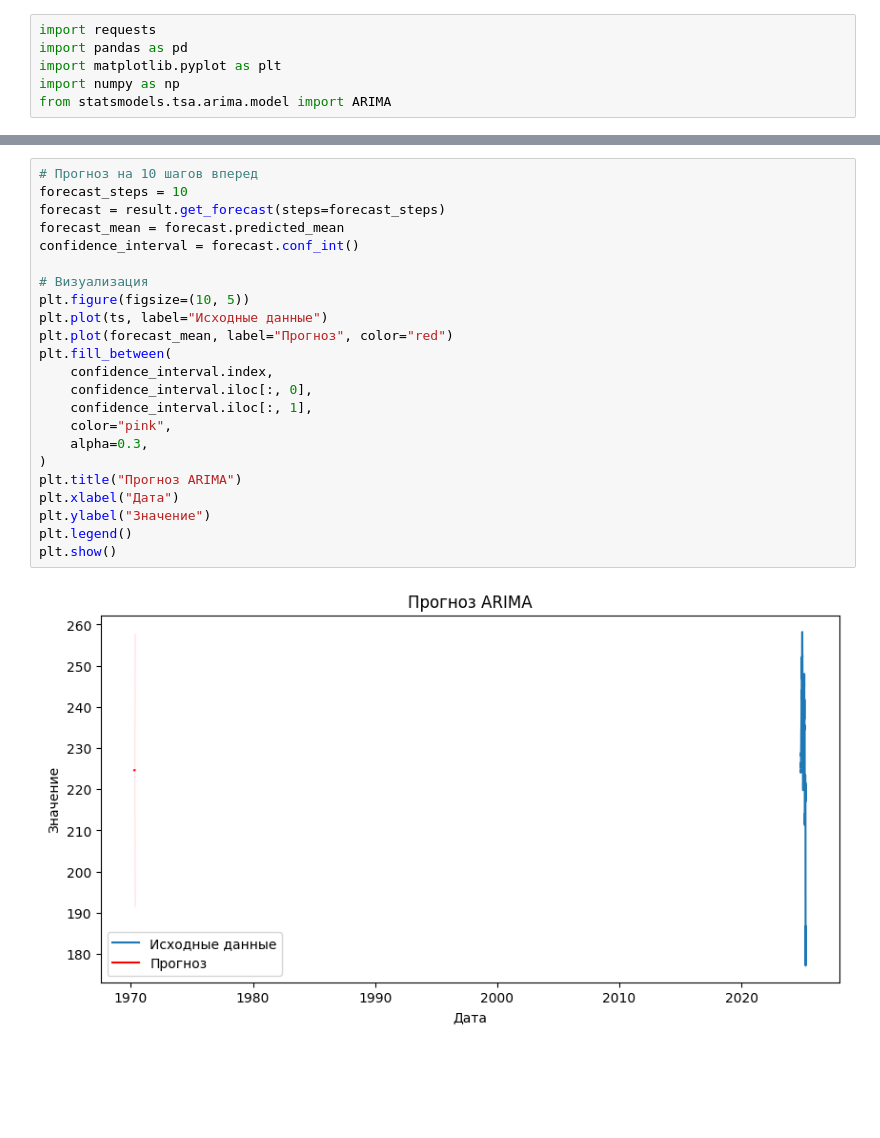
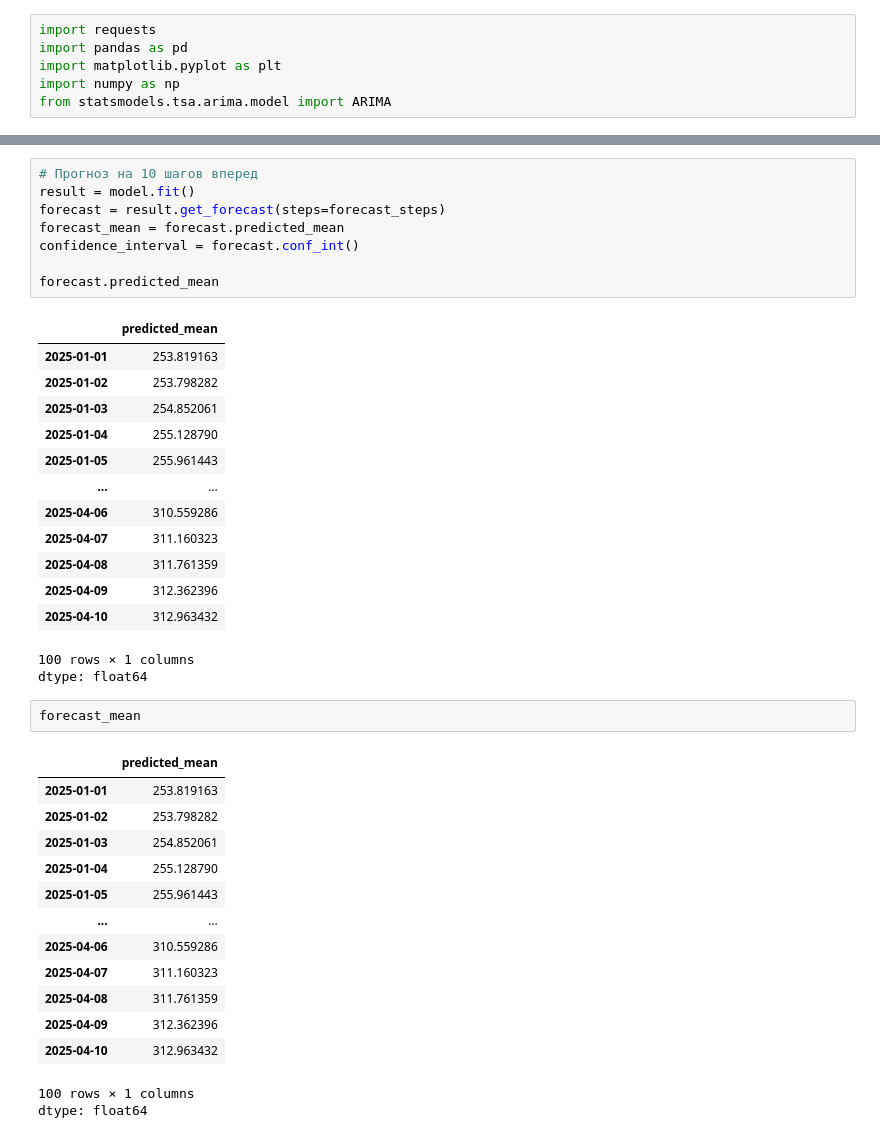
Before and after one commit to NikitaMeshDS/financial_time_series_analysis, a Jupyter notebook: Kursach2025.ipynb, the cells around one changed output, grey strips where cells are left out. Drawn from its saved outputs; the diff is of its cells as text; blank space fills up the shorter version.

```diff
--- a/Kursach2025.ipynb
+++ b/Kursach2025.ipynb
@@ -78,28 +149,43 @@ Warnings:
-# %%
-# Прогноз на 10 шагов вперед
-forecast_steps = 10
-forecast = result.get_forecast(steps=forecast_steps)
-forecast_mean = forecast.predicted_mean
-confidence_interval = forecast.conf_int()
-
-# Визуализация
-plt.figure(figsize=(10, 5))
-plt.plot(ts, label="Исходные данные")
-plt.plot(forecast_mean, label="Прогноз", color="red")
-plt.fill_between(
-    confidence_interval.index,
-    confidence_interval.iloc[:, 0],
-    confidence_interval.iloc[:, 1],
-    color="pink",
-    alpha=0.3,
-)
-plt.title("Прогноз ARIMA")
-plt.xlabel("Дата")
-plt.ylabel("Значение")
-plt.legend()
-plt.show()
-# %% [output]
-[figure, removed]
+# %%
+# Прогноз на 10 шагов вперед
+result = model.fit()
+forecast = result.get_forecast(steps=forecast_steps)
+forecast_mean = forecast.predicted_mean
+confidence_interval = forecast.conf_int()
+
+forecast.predicted_mean
+# %% [output]
+|  | predicted_mean |
+| 2025-01-01 | 253.819163 |
+| 2025-01-02 | 253.798282 |
+| 2025-01-03 | 254.852061 |
+| 2025-01-04 | 255.128790 |
+| 2025-01-05 | 255.961443 |
+| ... | ... |
+| 2025-04-06 | 310.559286 |
+| 2025-04-07 | 311.160323 |
+| 2025-04-08 | 311.761359 |
+| 2025-04-09 | 312.362396 |
+| 2025-04-10 | 312.963432 |
+100 rows × 1 columns
+dtype: float64
+# %%
+forecast_mean
+# %% [output]
+|  | predicted_mean |
+| 2025-01-01 | 253.819163 |
+| 2025-01-02 | 253.798282 |
+| 2025-01-03 | 254.852061 |
+| 2025-01-04 | 255.128790 |
+| 2025-01-05 | 255.961443 |
+| ... | ... |
+| 2025-04-06 | 310.559286 |
+| 2025-04-07 | 311.160323 |
+| 2025-04-08 | 311.761359 |
+| 2025-04-09 | 312.362396 |
+| 2025-04-10 | 312.963432 |
+100 rows × 1 columns
+dtype: float64
 # %%
 #Вычисление MAE
 actual_values = ts.values[-forecast_steps:]
```
Also changed, not shown: parts of 15 cells of this notebook.
